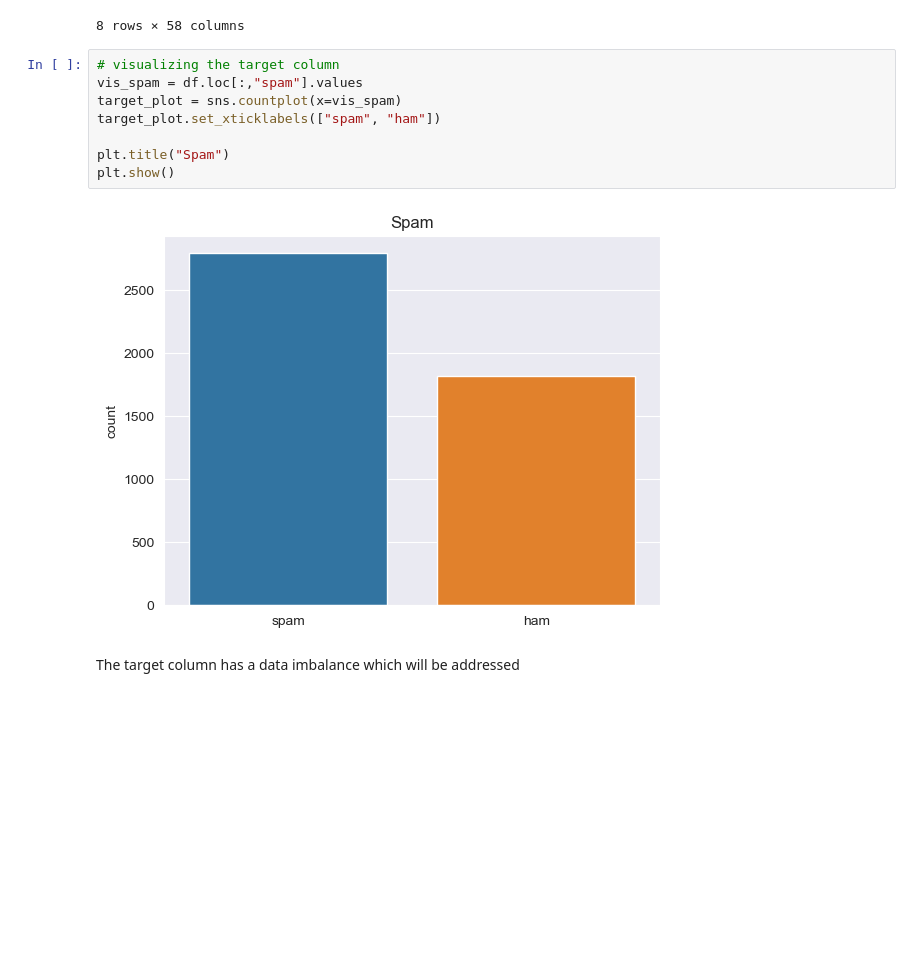
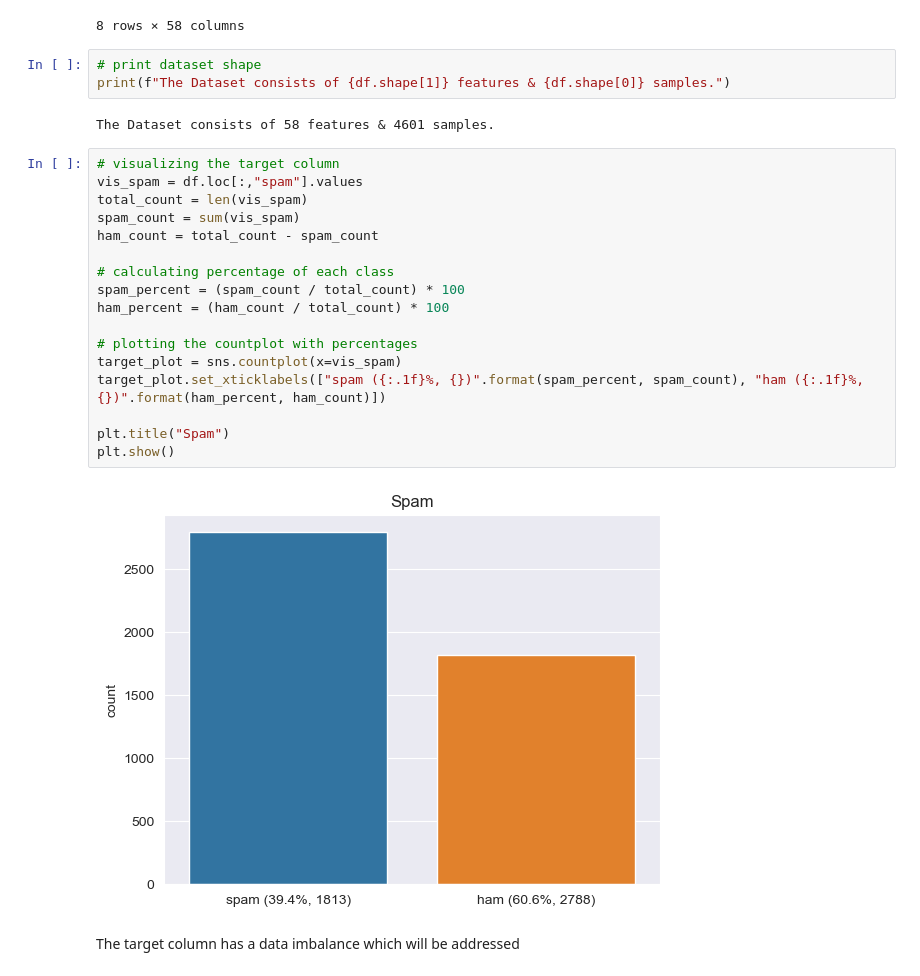
Before and after one commit to NotMishaal/Spam-Classification, a Jupyter notebook: classification.ipynb, the cells around one changed output. Drawn from its saved outputs; the diff is of its cells as text; blank space fills up the shorter version.

Commit message:
updated target variable distribution to show count

```diff
--- a/classification.ipynb
+++ b/classification.ipynb
@@ -76,16 +74,30 @@ df.describe()
 | 75% | 0.000000 | 0.000000 | 0.420000 | 0.000000 | 0.380000 | 0.000000 | 0.000000 | 0.000000 | 0.000000 | 0.160000 | ... | ... |
 | max | 4.540000 | 14.280000 | 5.100000 | 42.810000 | 10.000000 | 5.880000 | 7.270000 | 11.110000 | 5.260000 | 18.180000 | ... | ... |
 8 rows × 58 columns
+# %%
+# print dataset shape
+print(f"The Dataset consists of {df.shape[1]} features & {df.shape[0]} samples.")
+# %% [output]
+The Dataset consists of 58 features & 4601 samples.
 # %%
 # visualizing the target column
 vis_spam = df.loc[:,"spam"].values
+total_count = len(vis_spam)
+spam_count = sum(vis_spam)
+ham_count = total_count - spam_count
+
+# calculating percentage of each class
+spam_percent = (spam_count / total_count) * 100
+ham_percent = (ham_count / total_count) * 100
+
+# plotting the countplot with percentages
 target_plot = sns.countplot(x=vis_spam)
-target_plot.set_xticklabels(["spam", "ham"])
+target_plot.set_xticklabels(["spam ({:.1f}%, {})".format(spam_percent, spam_count), "ham ({:.1f}%, {})".format(ham_percent, ham_count)])
 
 plt.title("Spam")
 plt.show()
 # %% [output]
-[figure, old version]
+[figure, new version]
 # %% [markdown]
 The target column has a data imbalance which will be addressed
 # %% [markdown]
```
Also changed, not shown: parts of 1 cell of this notebook.
